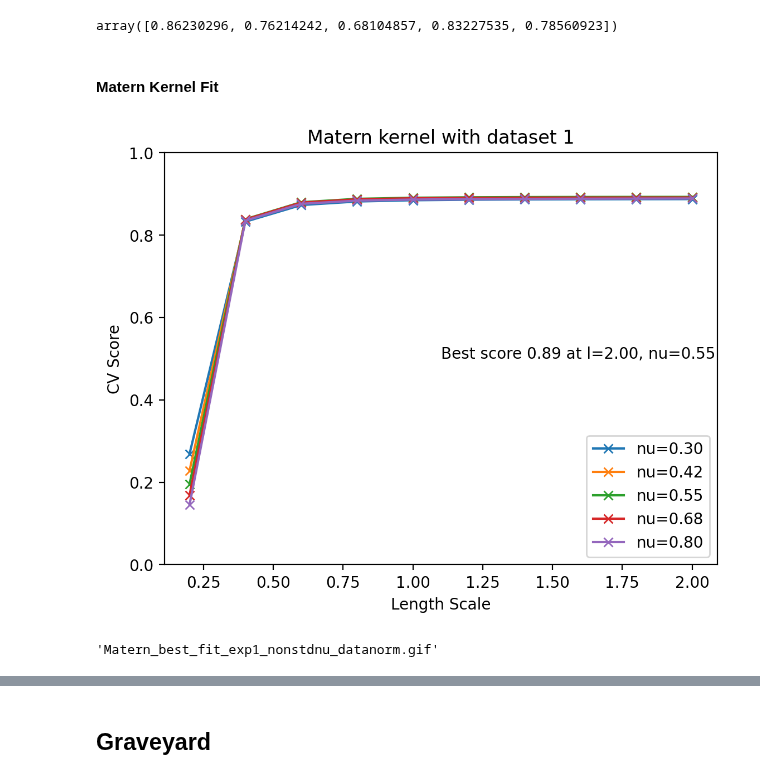
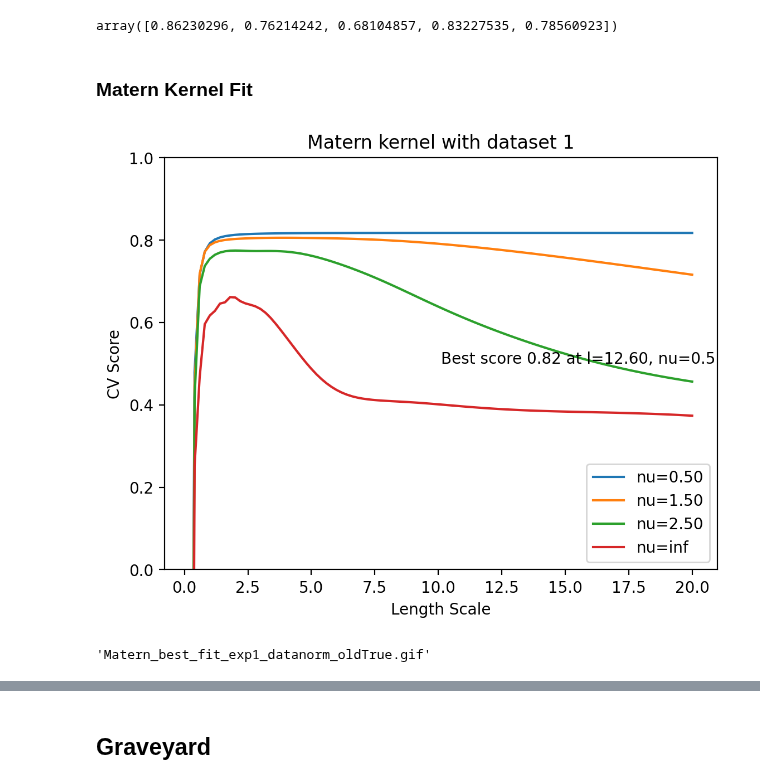
Before and after one commit to yubinhu/Venus-Exploration, a Jupyter notebook: Scripts/GRonDatav2.0.ipynb, the cells around one changed output, grey strips where cells are left out. Cells and saved outputs as stored; diff of their text form; code cells hidden in the pictures.

Commit message:
GPR param tunning with old data

```diff
--- a/Scripts/GRonDatav2.0.ipynb
+++ b/Scripts/GRonDatav2.0.ipynb
@@ -16,3 +17,31 @@ from plot4d import plotter
 
 
 RANDSTATE = 42
+# %%
+old_data = False
+
+results_matern = {}
+lc_range = np.linspace(0.2, 10, 10)
+nu_range = [0.5, 1.5, 2.5, float('inf')]
+
+for run_idx in ['1']: # , '2', '3'
+  datafile = "../Data/data%s.pkl"%run_idx if old_data else "../New Data/accumulated_weekend_data.h5"
+  X, y, X_var = loadXy(datafile, old=old_data, run_idx=run_idx, use_datanorm=True)
+  # hyper parameters
+  param_grid = {
+    'kernel__length_scale':list(lc_range),
+    'kernel__nu':nu_range
+  }
+
+  kernel = Matern()
+
+  gpr = GaussianProcessRegressor(
+      kernel=kernel, alpha=X_var.mean(), optimizer=None
+  )
+
+  X, y = sklearn.utils.shuffle(X,y)
+
+  clf = GridSearchCV(estimator=gpr, param_grid=param_grid).fit(X, y)
+  results_matern[run_idx] = clf
+
+results_matern['1'].cv_results_["mean_test_score"].mean()
@@ -112,16 +164,19 @@ out
 # %% [output]
 array([0.86230296, 0.76214242, 0.68104857, 0.83227535, 0.78560923])
 # %% [markdown]
-#### Matern Kernel Fit
+### Matern Kernel Fit
 # %%
+old_data = True
+datanorm = True
+
 results = {}
-lc_range = np.linspace(0.2, 2, 10)
-nu_range = list(np.linspace(0.3, 0.8, 5))
-# nu_range = [0.5, 1.5, 2.5, float('inf')]
+lc_range = np.linspace(0.2, 20, 100)
+# nu_range = list(np.linspace(0.3, 0.8, 5))
+nu_range = [0.5, 1.5, 2.5, float('inf')]
 
 for run_idx in ['1', '2', '3']: #
-  X, y, X_var = loadXy("../New Data/accumulated_weekend_data.h5",
-                       run_idx=run_idx, use_datanorm=True)
+  datafile = "../Data/data%s.pkl"%run_idx if old_data else "../New Data/accumulated_weekend_data.h5"
+  X, y, X_var = loadXy(datafile, old=old_data, run_idx=run_idx, use_datanorm=datanorm)
   # hyper parameters
   param_grid = {
     'kernel__length_scale':list(lc_range),
@@ -141,31 +196,32 @@ for run_idx in ['1', '2', '3']: #
 # %%
 run_idx = '1'
 result = results[run_idx].cv_results_['mean_test_score'].reshape(len(lc_range), len(nu_range))
 
 for i, nu in enumerate(nu_range):
-    plt.plot(lc_range,result[:, i], label="nu=%.2f"%nu, marker='x')
+    plt.plot(lc_range,result[:, i], label="nu=%.2f"%nu) # , marker='x'
     plt.ylim(0,1)
 best_lengh_scale = results[run_idx].best_params_["kernel__length_scale"]
 text = "Best score %.2f at l=%.2f, nu=%s"%(results[run_idx].best_score_,
                                            results[run_idx].best_params_["kernel__length_scale"],
                                            results[run_idx].best_params_["kernel__nu"])
 plt.text((lc_range[0]+lc_range[-1])/2, 0.5, text)
 plt.title("Matern kernel with dataset %s"%run_idx)
 plt.xlabel("Length Scale")
 plt.ylabel("CV Score")
 plt.legend()
-plt.savefig("../Graphs/Matern_tuning_exp%s_l0.2to2_nu0.2to0.8_datanorm.png"%run_idx)
+plt.savefig("../Graphs/Matern_tuning_exp%s_l0.2to20_datanorm_old%r.png"%(run_idx, old_data))
 plt.show()
 # %% [output]
-[figure, old version]
+[figure, new version]
 # %%
 from VenusOpt.utils import get_scaler
 run_idx = '1'
-venus = gpr_to_venus(results[run_idx], get_scaler())
+venus = gpr_to_venus(results[run_idx], get_scaler(use_datanorm=datanorm))
 plotter.plot4d(venus.bbf, np.linspace(116, 128, 30), bound2d=plotter.Bound2d(97, 110, 97, 110),
-               func_name="Matern_best_fit_exp%s_nonstdnu_datanorm"%run_idx, fps=5, save_images=False)
+               wbounds=(0, 170),
+               func_name="Matern_best_fit_exp%s_datanorm_old%r"%(run_idx, old_data), fps=5, save_images=False)
 # %% [output]
-'Matern_best_fit_exp1_nonstdnu_datanorm.gif'
+'Matern_best_fit_exp1_datanorm_oldTrue.gif'
 # %%
 venus.bbf(97,97,120)
 # %% [output]
```
Also changed, not shown: parts of 8 cells of this notebook, 32 other files.
